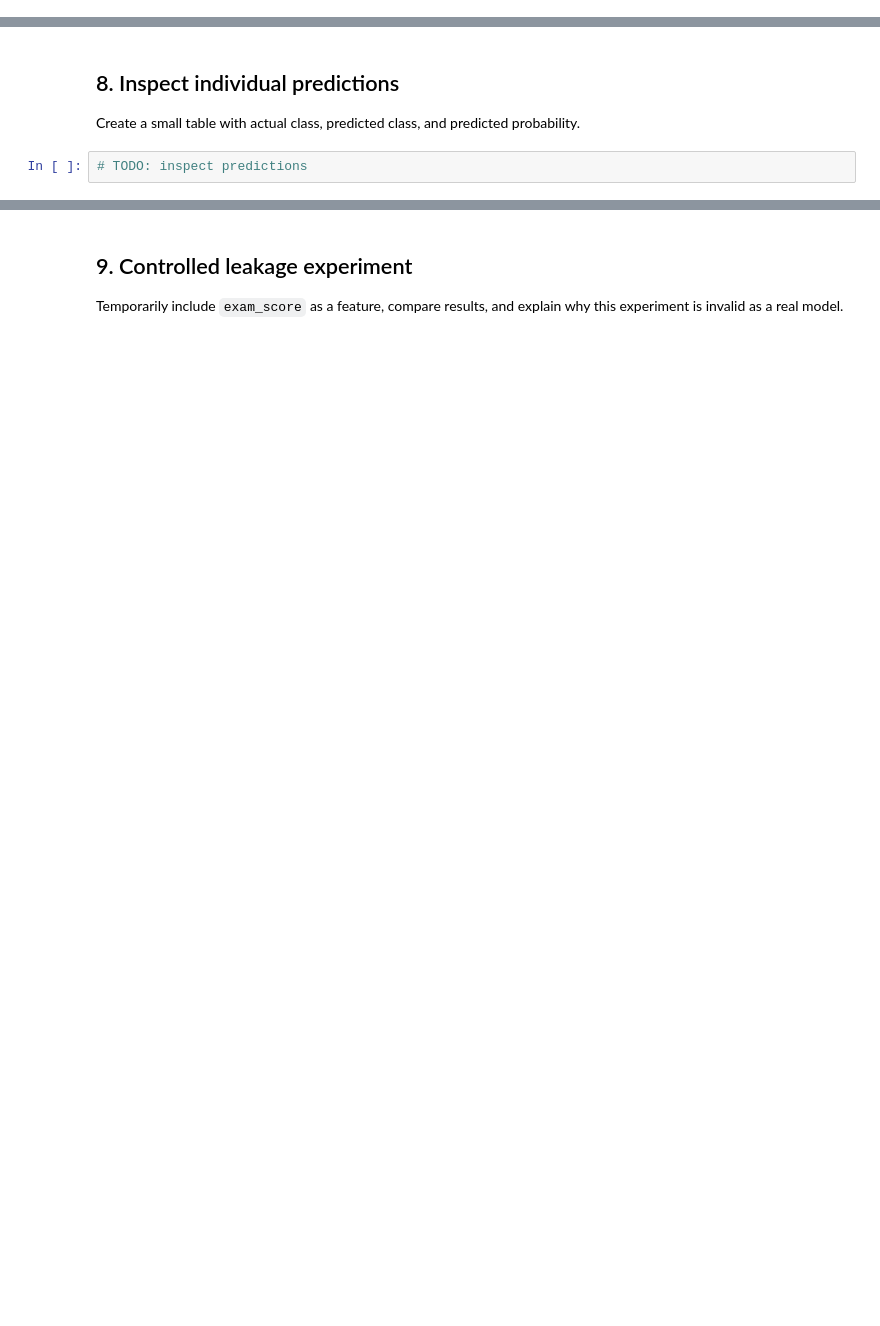
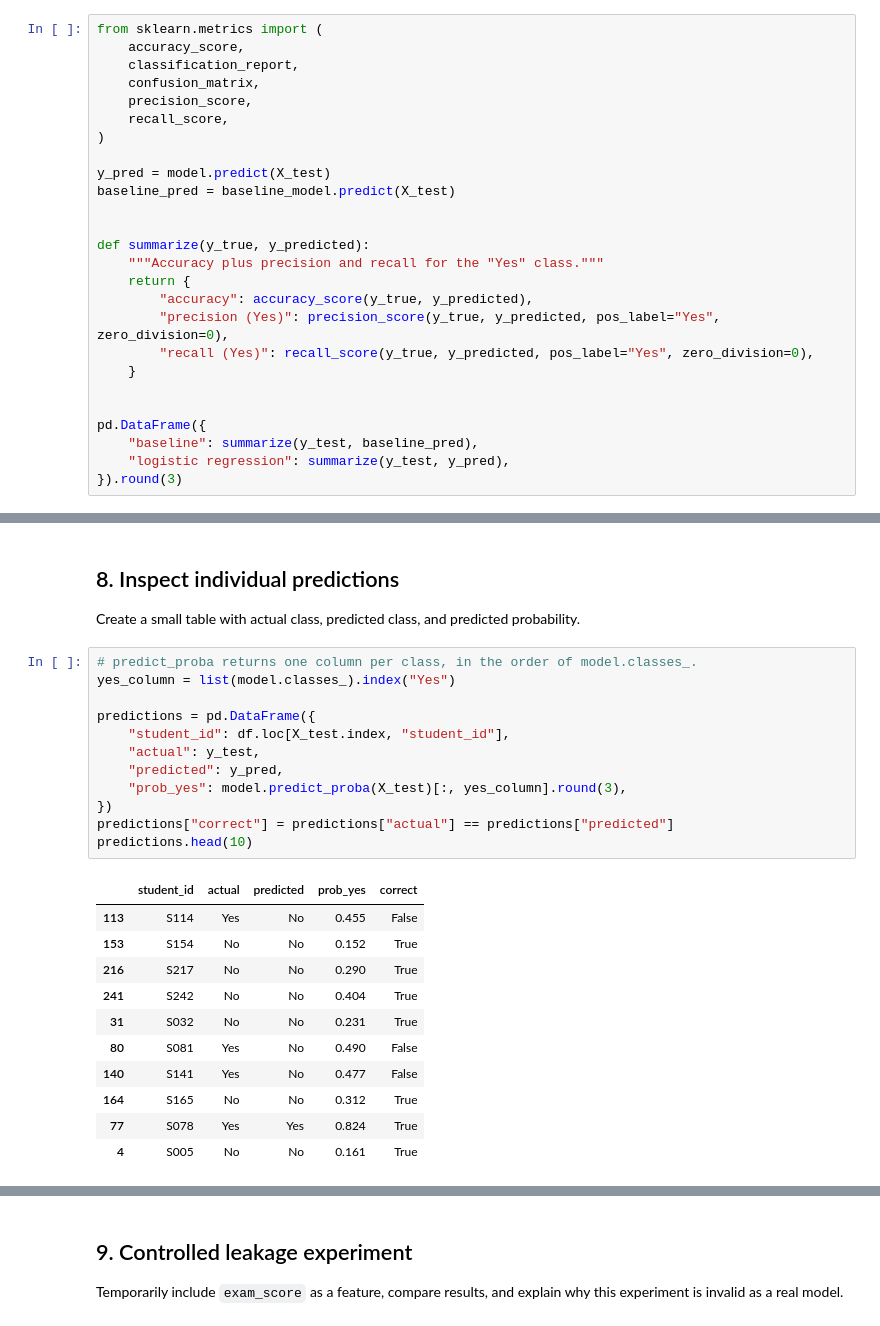
Before and after one commit to JGrade2005/CSE4095_2026, a Jupyter notebook: in_class_assignments/class8/CSE4095_Class8_Classification.ipynb, the cells around one changed output, grey strips where cells are left out. Saved outputs shown, nothing was run; the diff lists cells and outputs as text; blank space fills up the shorter version.

```diff
--- a/in_class_assignments/class8/CSE4095_Class8_Classification.ipynb
+++ b/in_class_assignments/class8/CSE4095_Class8_Classification.ipynb
@@ -264,0 +263,26 @@ Calculate accuracy, confusion matrix, precision, and recall. Compare accuracy wi
+# %%
+from sklearn.metrics import (
+    accuracy_score,
+    classification_report,
+    confusion_matrix,
+    precision_score,
+    recall_score,
+)
+
+y_pred = model.predict(X_test)
+baseline_pred = baseline_model.predict(X_test)
+
+
+def summarize(y_true, y_predicted):
+    """Accuracy plus precision and recall for the "Yes" class."""
+    return {
+        "accuracy": accuracy_score(y_true, y_predicted),
+        "precision (Yes)": precision_score(y_true, y_predicted, pos_label="Yes", zero_division=0),
+        "recall (Yes)": recall_score(y_true, y_predicted, pos_label="Yes", zero_division=0),
+    }
+
+
+pd.DataFrame({
+    "baseline": summarize(y_test, baseline_pred),
+    "logistic regression": summarize(y_test, y_pred),
+}).round(3)
@@ -265,5 +326,27 @@ Calculate accuracy, confusion matrix, precision, and recall. Compare accuracy wi
 # %% [markdown]
 ## 8. Inspect individual predictions
 Create a small table with actual class, predicted class, and predicted probability.
-# %%
-# TODO: inspect predictions
+# %%
+# predict_proba returns one column per class, in the order of model.classes_.
+yes_column = list(model.classes_).index("Yes")
+
+predictions = pd.DataFrame({
+    "student_id": df.loc[X_test.index, "student_id"],
+    "actual": y_test,
+    "predicted": y_pred,
+    "prob_yes": model.predict_proba(X_test)[:, yes_column].round(3),
+})
+predictions["correct"] = predictions["actual"] == predictions["predicted"]
+predictions.head(10)
+# %% [output]
+|  | student_id | actual | predicted | prob_yes | correct |
+| 113 | S114 | Yes | No | 0.455 | False |
+| 153 | S154 | No | No | 0.152 | True |
+| 216 | S217 | No | No | 0.290 | True |
+| 241 | S242 | No | No | 0.404 | True |
+| 31 | S032 | No | No | 0.231 | True |
+| 80 | S081 | Yes | No | 0.490 | False |
+| 140 | S141 | Yes | No | 0.477 | False |
+| 164 | S165 | No | No | 0.312 | True |
+| 77 | S078 | Yes | Yes | 0.824 | True |
+| 4 | S005 | No | No | 0.161 | True |
```
Also changed, not shown: parts of 11 cells of this notebook, 2 other files.
